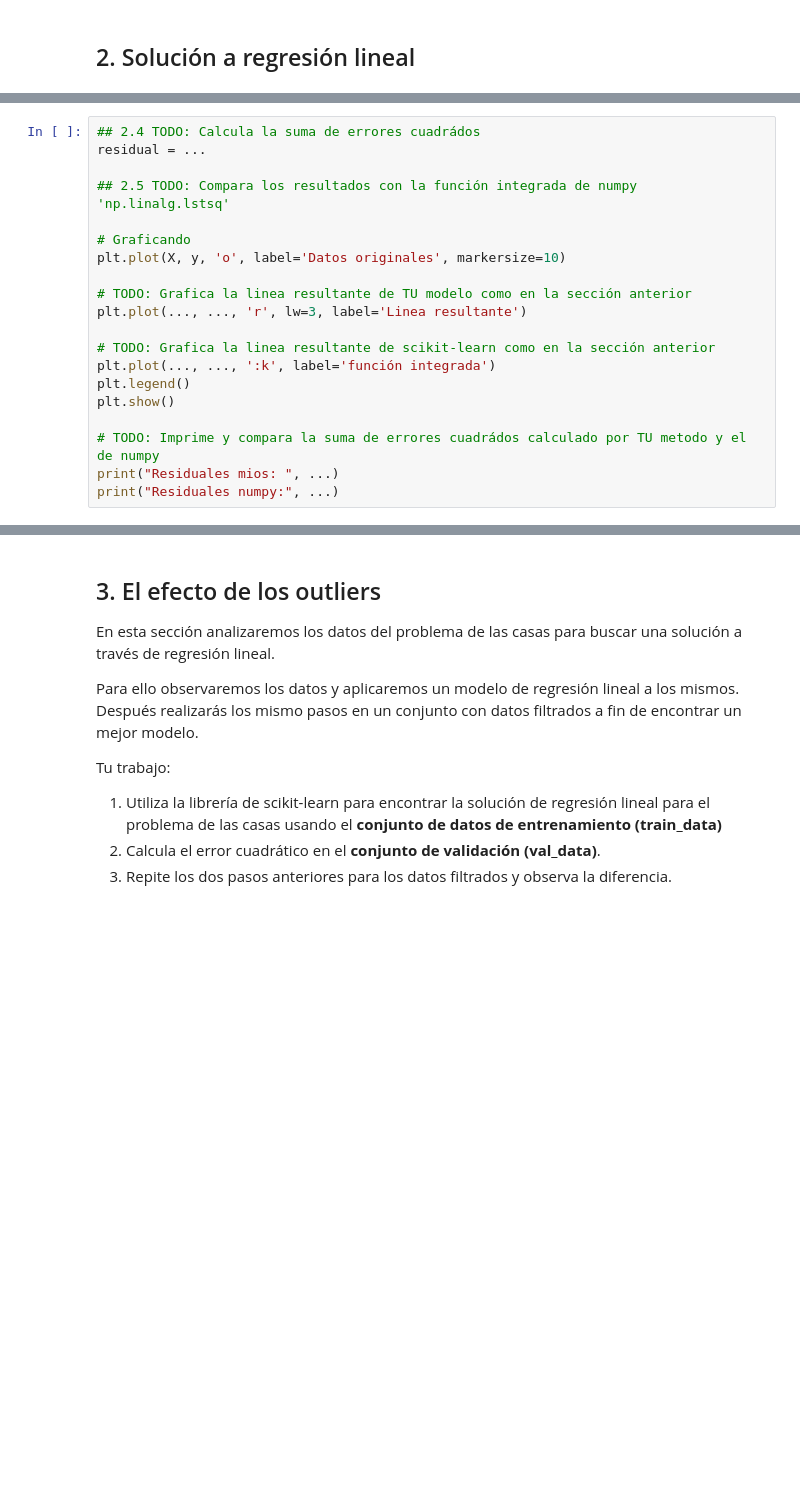
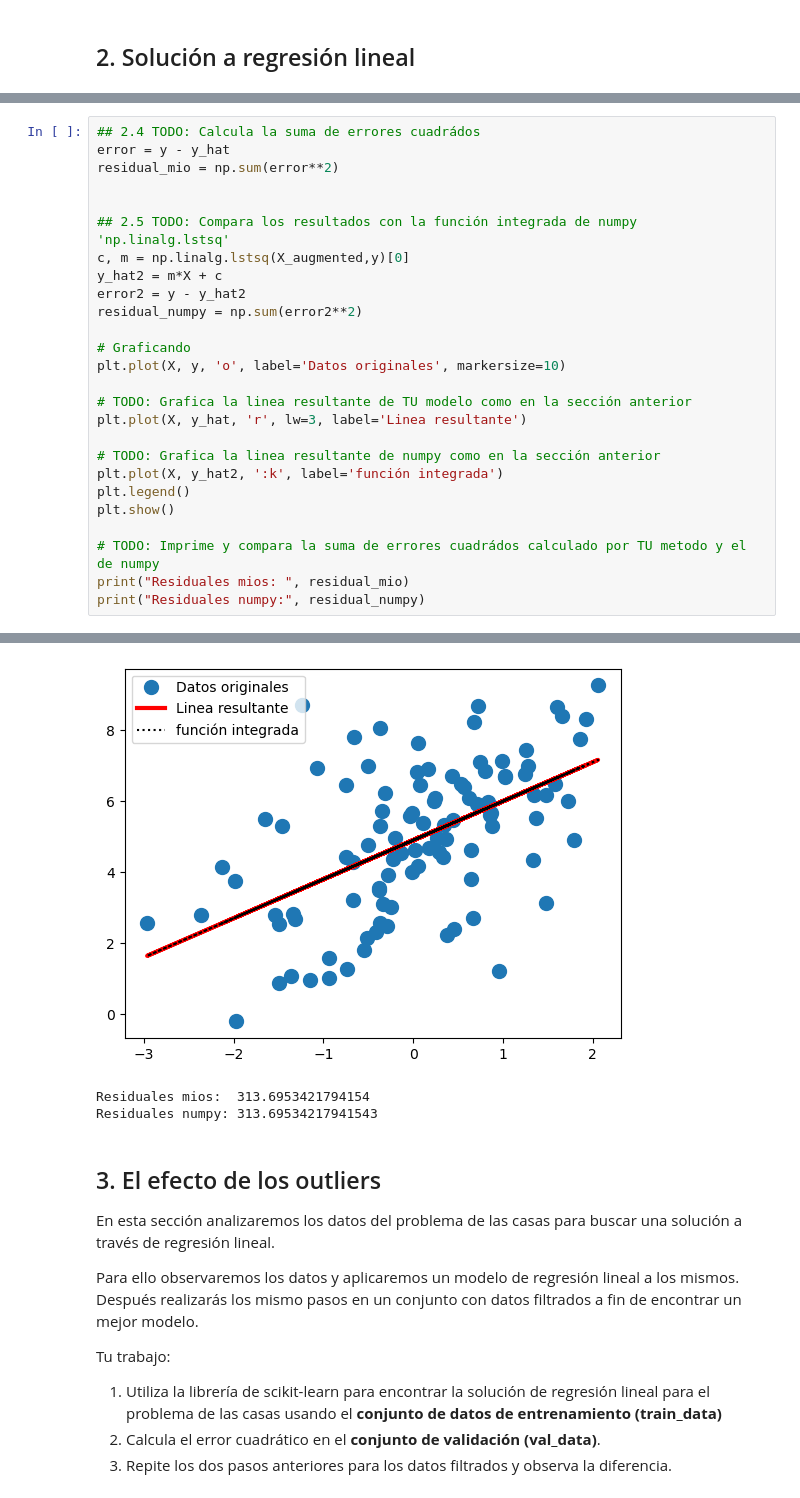
Before and after one commit to marianovba/ML23_LosGoons, a Jupyter notebook: ml23/ejercicio_1_LinearReg/linear_regression.ipynb, the cells around one changed output, grey strips where cells are left out. Drawn from its saved outputs; the diff is of its cells as text; blank space fills up the shorter version.

```diff
--- a/ml23/ejercicio_1_LinearReg/linear_regression.ipynb
+++ b/ml23/ejercicio_1_LinearReg/linear_regression.ipynb
@@ -87,20 +122,27 @@ plt.legend()
 # %%
 ## 2.4 TODO: Calcula la suma de errores cuadrádos
-residual = ...
+error = y - y_hat
+residual_mio = np.sum(error**2)
+
 
 ## 2.5 TODO: Compara los resultados con la función integrada de numpy 'np.linalg.lstsq'
+c, m = np.linalg.lstsq(X_augmented,y)[0]
+y_hat2 = m*X + c
+error2 = y - y_hat2
+residual_numpy = np.sum(error2**2)
 
 # Graficando
 plt.plot(X, y, 'o', label='Datos originales', markersize=10)
 
 # TODO: Grafica la linea resultante de TU modelo como en la sección anterior
-plt.plot(..., ..., 'r', lw=3, label='Linea resultante')
+plt.plot(X, y_hat, 'r', lw=3, label='Linea resultante')
 
-# TODO: Grafica la linea resultante de scikit-learn como en la sección anterior
-plt.plot(..., ..., ':k', label='función integrada')
+# TODO: Grafica la linea resultante de numpy como en la sección anterior
+plt.plot(X, y_hat2, ':k', label='función integrada')
 plt.legend()
 plt.show()
 
 # TODO: Imprime y compara la suma de errores cuadrádos calculado por TU metodo y el de numpy
-print("Residuales mios: ", ...)
-print("Residuales numpy:", ...)
+print("Residuales mios: ", residual_mio)
+print("Residuales numpy:", residual_numpy)
+# %% [output]
@@ -107,3 +151,6 @@ print("Residuales numpy:", ...)
+[figure, added]
+Residuales mios:  313.6953421794154
+Residuales numpy: 313.69534217941543
 # %% [markdown]
 ## 3. El efecto de los outliers
 
```
Also changed, not shown: parts of 10 cells of this notebook.
